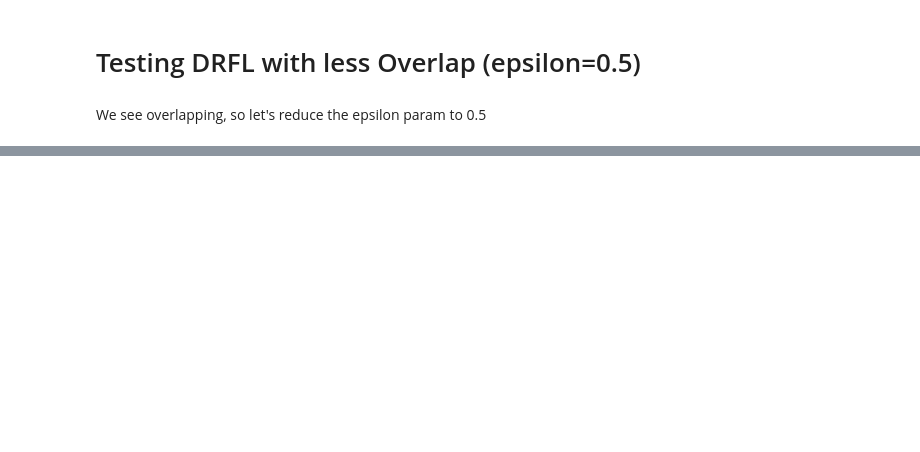
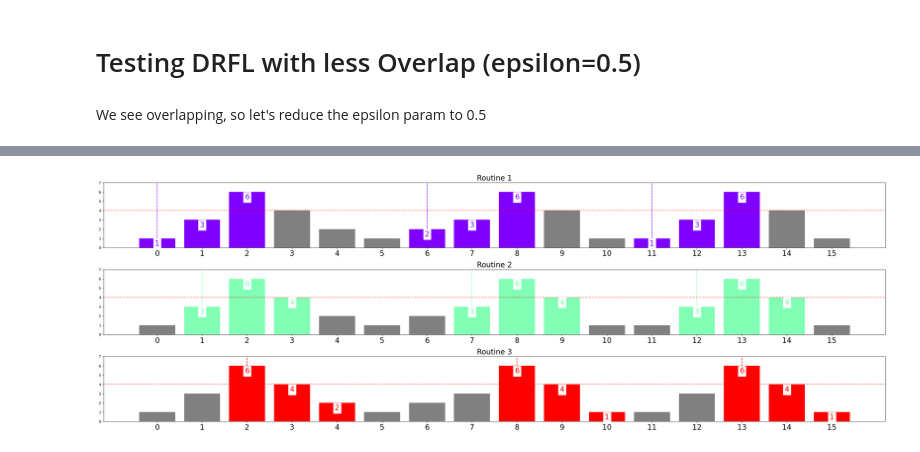
Before and after one commit to JavierGavina/Brute-Force-In-Routine-Detection, a Jupyter notebook: testing_routines.ipynb, the cells around one changed output, grey strips where cells are left out. Drawn from its saved outputs; the diff is of its cells as text; code cells hidden in the pictures; blank space fills up the shorter version.

```diff
--- a/testing_routines.ipynb
+++ b/testing_routines.ipynb
@@ -155,0 +157,49 @@ plot_groundtruth()
+# %%
+from src.DRFL import DRFL
+
+import pandas as pd
+import numpy as np
+import matplotlib.pyplot as plt
+import matplotlib.patches as mpatches
+import matplotlib.cm as cm
+
+time_series = np.array([1, 3, 6, 4, 2, 1, 2, 3, 6, 4, 1, 1, 3, 6, 4, 1])
+time_series = pd.DataFrame(
+    {
+        "Date": pd.date_range(start="2024-01-01", periods=len(time_series)),
+        "Time-Series": time_series
+    }
+).set_index("Date")["Time-Series"]
+
+start_points_target = [[0, 6, 11], [1, 7, 12], [2, 8, 13]]
+def plot_groundtruth(time_series, start_points, m, G=4, show_legend=True, save_dir=None):
+    base_colors = cm.rainbow(np.linspace(0, 1, len(start_points)))
+    ts = np.array(time_series)
+    plt.figure(figsize=(30,10))
+    N_rows = len(start_points)
+    maximum = max(time_series)
+    legend_labels = [f'Routine {i + 1}' for i in range(len(start_points))]
+    for row, routine in enumerate(start_points):
+        all_colors = ["gray"] * len(time_series)
+        plt.subplot(N_rows, 1, row+1)
+        plt.title(f"Routine {row+1}", fontsize=20)
+        for start_point in routine:
+            plt.axvline(x=start_point, color=base_colors[row], linestyle='--')
+            for j in range(m):
+                plt.text(start_point + j - 0.05, time_series[start_point+j]-0.8, f"{time_series[start_point+j]}", fontsize=20, color=base_colors[row], backgroundcolor="white")
+                all_colors[start_point+j] = base_colors[row]
+        plt.bar(x=[x for x in range(len(ts))], height=ts, color=all_colors)
+        plt.axhline(y=G, color='red', linestyle=':')
+        plt.xticks(ticks=[x for x in range(len(ts))], labels=[x for x in range(len(ts))], fontsize=20)
+        plt.ylim((0, maximum+1))
+        plt.tight_layout()
+
+    if save_dir:
+        plt.savefig(save_dir)
+
+    plt.show()
+
+
+plot_groundtruth(time_series, start_points_target, 3, 4)
+# %% [output]
+[figure, added]
```
Also changed, not shown: parts of 7 cells of this notebook, 2 other files.
